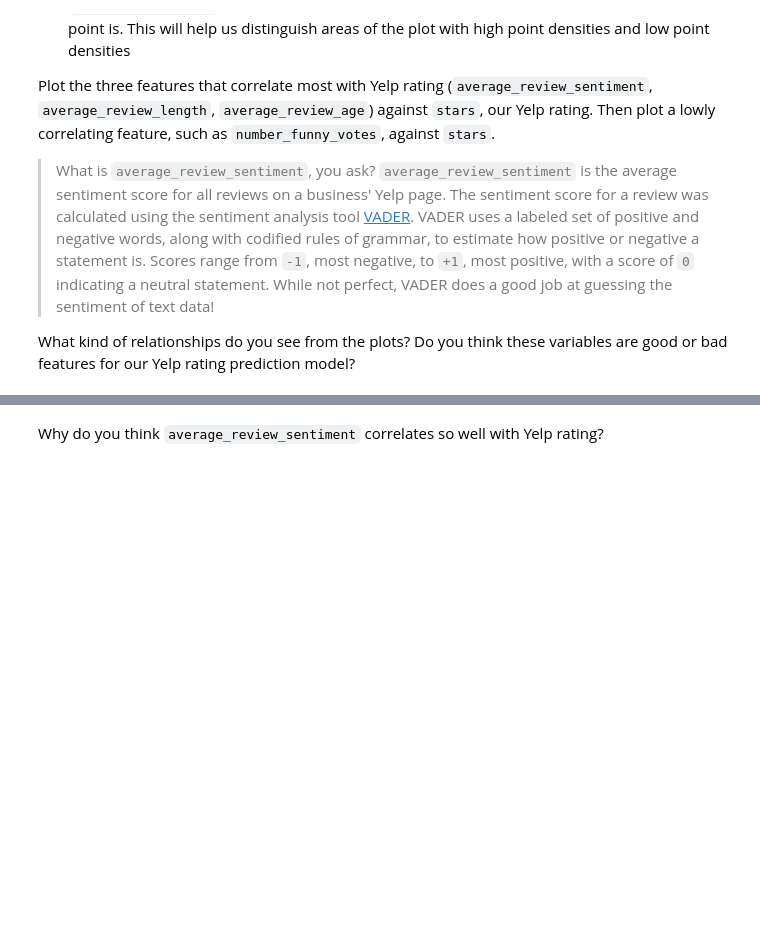
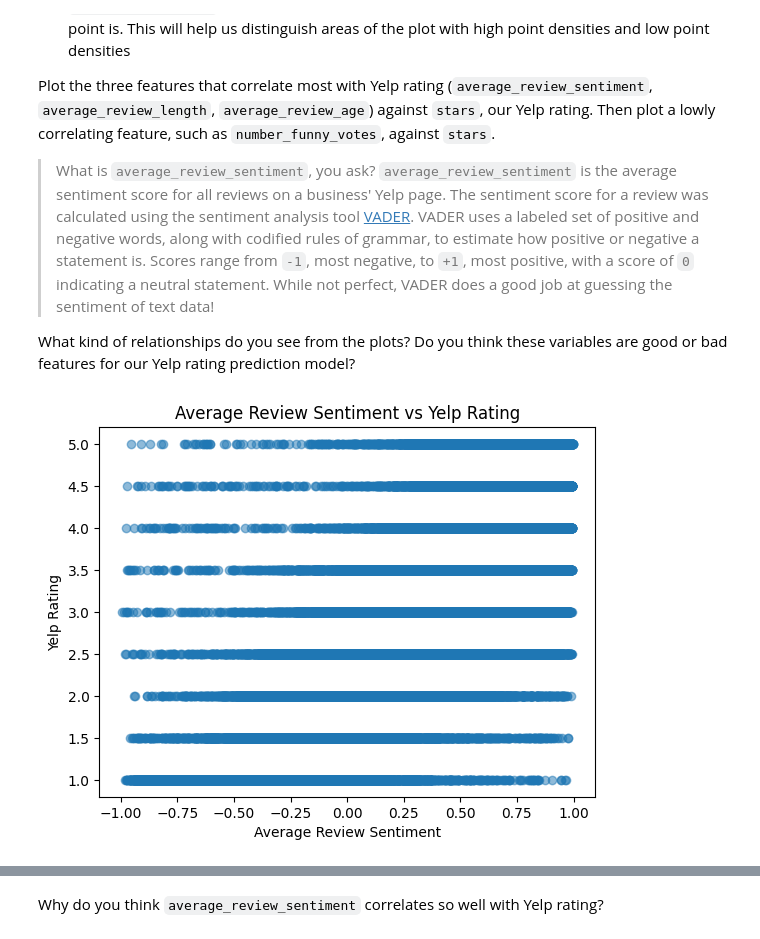
Before and after one commit to Tuminha/Restaurant-Rating, a Jupyter notebook: restaurant_rating_project.ipynb, the cells around one changed output, grey strips where cells are left out. Drawn from its saved outputs; the diff is of its cells as text; code cells hidden in the pictures; blank space fills up the shorter version.

```diff
--- a/restaurant_rating_project.ipynb
+++ b/restaurant_rating_project.ipynb
@@ -485,0 +553,11 @@ from matplotlib import pyplot as plt
+# %%
+from matplotlib import pyplot as plt
+
+# plot average_review_sentiment against stars here
+plt.scatter(df['average_review_sentiment'], df['stars'], alpha=0.5)
+plt.xlabel('Average Review Sentiment')
+plt.ylabel('Yelp Rating')
+plt.title('Average Review Sentiment vs Yelp Rating')
+plt.show()
+# %% [output]
+[figure, added]
```
Also changed, not shown: parts of 40 cells of this notebook, 1 other file.
